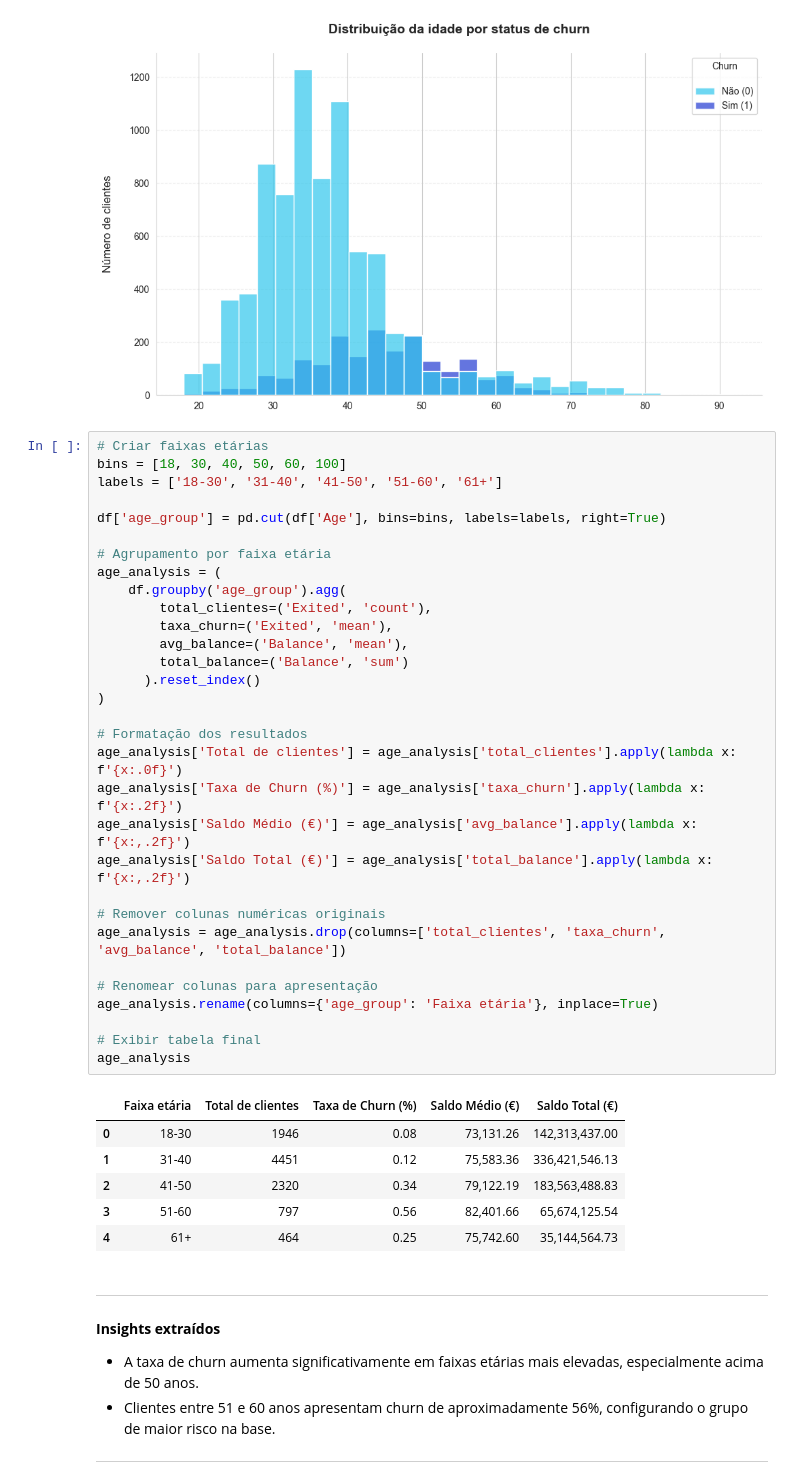
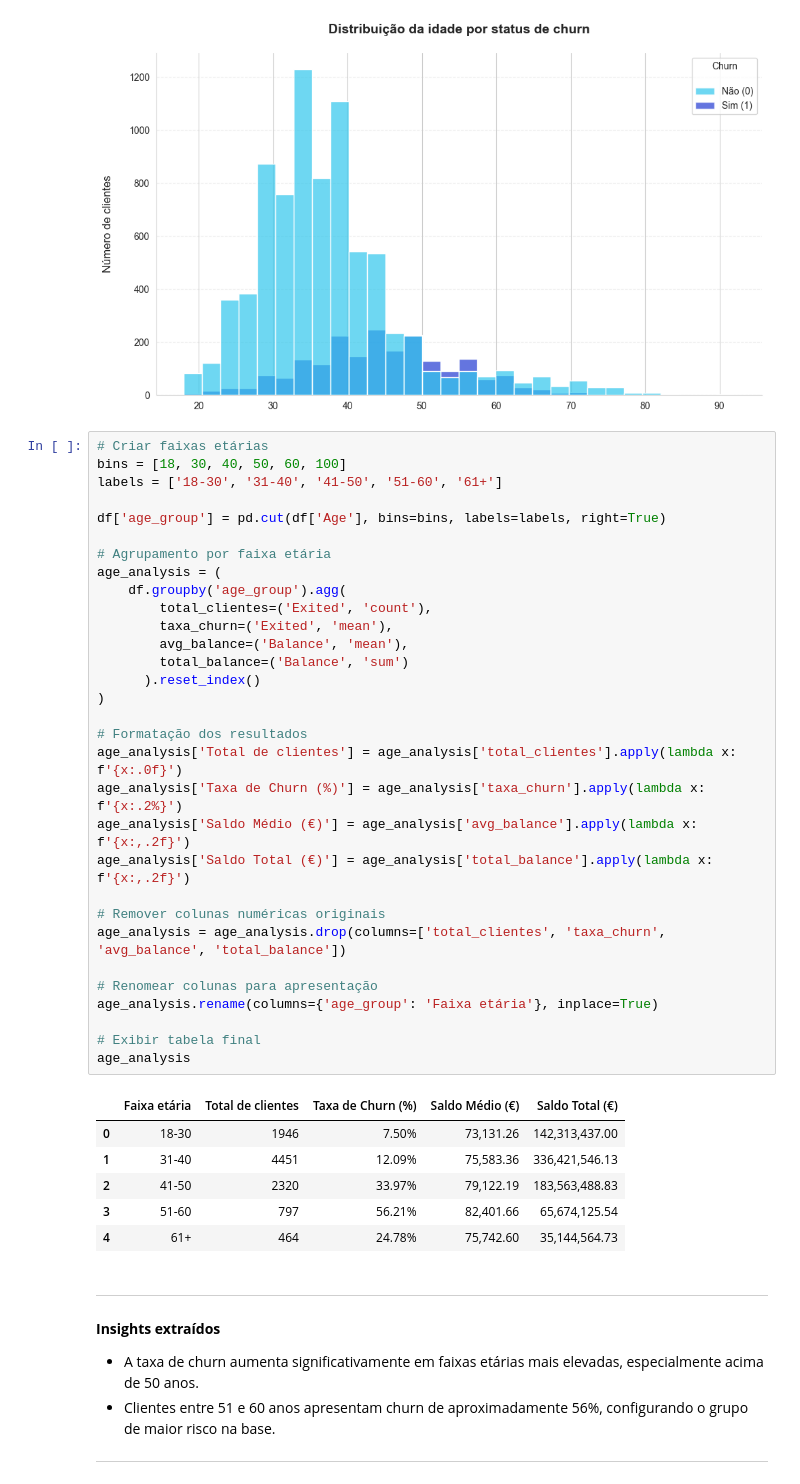
Before and after one commit to emso-exe/Churn_clientes_de_banco, a Jupyter notebook: notebooks/001_analise_exploratoria.ipynb, the cells around one changed output. Drawn from its saved outputs; the diff is of its cells as text.

```diff
--- a/notebooks/001_analise_exploratoria.ipynb
+++ b/notebooks/001_analise_exploratoria.ipynb
@@ -1211,39 +1211,39 @@ plt.show()
 bins = [18, 30, 40, 50, 60, 100]
 labels = ['18-30', '31-40', '41-50', '51-60', '61+']
 
 df['age_group'] = pd.cut(df['Age'], bins=bins, labels=labels, right=True)
 
 # Agrupamento por faixa etária
 age_analysis = (
     df.groupby('age_group').agg(
         total_clientes=('Exited', 'count'),
         taxa_churn=('Exited', 'mean'),
         avg_balance=('Balance', 'mean'),
         total_balance=('Balance', 'sum')
       ).reset_index()
 )
 
 # Formatação dos resultados
 age_analysis['Total de clientes'] = age_analysis['total_clientes'].apply(lambda x: f'{x:.0f}')
-age_analysis['Taxa de Churn (%)'] = age_analysis['taxa_churn'].apply(lambda x: f'{x:.2f}')
+age_analysis['Taxa de Churn (%)'] = age_analysis['taxa_churn'].apply(lambda x: f'{x:.2%}')
 age_analysis['Saldo Médio (€)'] = age_analysis['avg_balance'].apply(lambda x: f'{x:,.2f}')
 age_analysis['Saldo Total (€)'] = age_analysis['total_balance'].apply(lambda x: f'{x:,.2f}')
 
 # Remover colunas numéricas originais
 age_analysis = age_analysis.drop(columns=['total_clientes', 'taxa_churn', 'avg_balance', 'total_balance'])
 
 # Renomear colunas para apresentação
 age_analysis.rename(columns={'age_group': 'Faixa etária'}, inplace=True)
 
 # Exibir tabela final
 age_analysis
 # %% [output]
 |  | Faixa etária | Total de clientes | Taxa de Churn (%) | Saldo Médio (€) | Saldo Total (€) |
-| 0 | 18-30 | 1946 | 0.08 | 73,131.26 | 142,313,437.00 |
-| 1 | 31-40 | 4451 | 0.12 | 75,583.36 | 336,421,546.13 |
-| 2 | 41-50 | 2320 | 0.34 | 79,122.19 | 183,563,488.83 |
-| 3 | 51-60 | 797 | 0.56 | 82,401.66 | 65,674,125.54 |
-| 4 | 61+ | 464 | 0.25 | 75,742.60 | 35,144,564.73 |
+| 0 | 18-30 | 1946 | 7.50% | 73,131.26 | 142,313,437.00 |
+| 1 | 31-40 | 4451 | 12.09% | 75,583.36 | 336,421,546.13 |
+| 2 | 41-50 | 2320 | 33.97% | 79,122.19 | 183,563,488.83 |
+| 3 | 51-60 | 797 | 56.21% | 82,401.66 | 65,674,125.54 |
+| 4 | 61+ | 464 | 24.78% | 75,742.60 | 35,144,564.73 |
 # %% [markdown]
 ---
 
```
Also changed, not shown: parts of 4 cells of this notebook.
